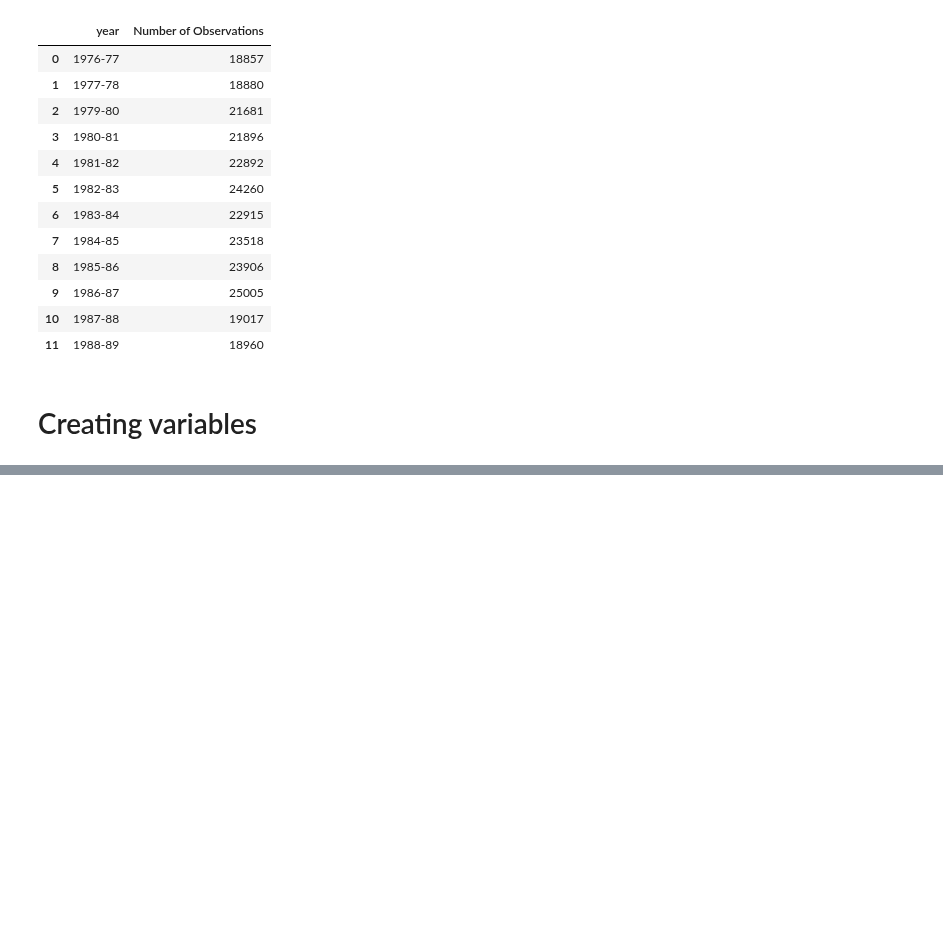
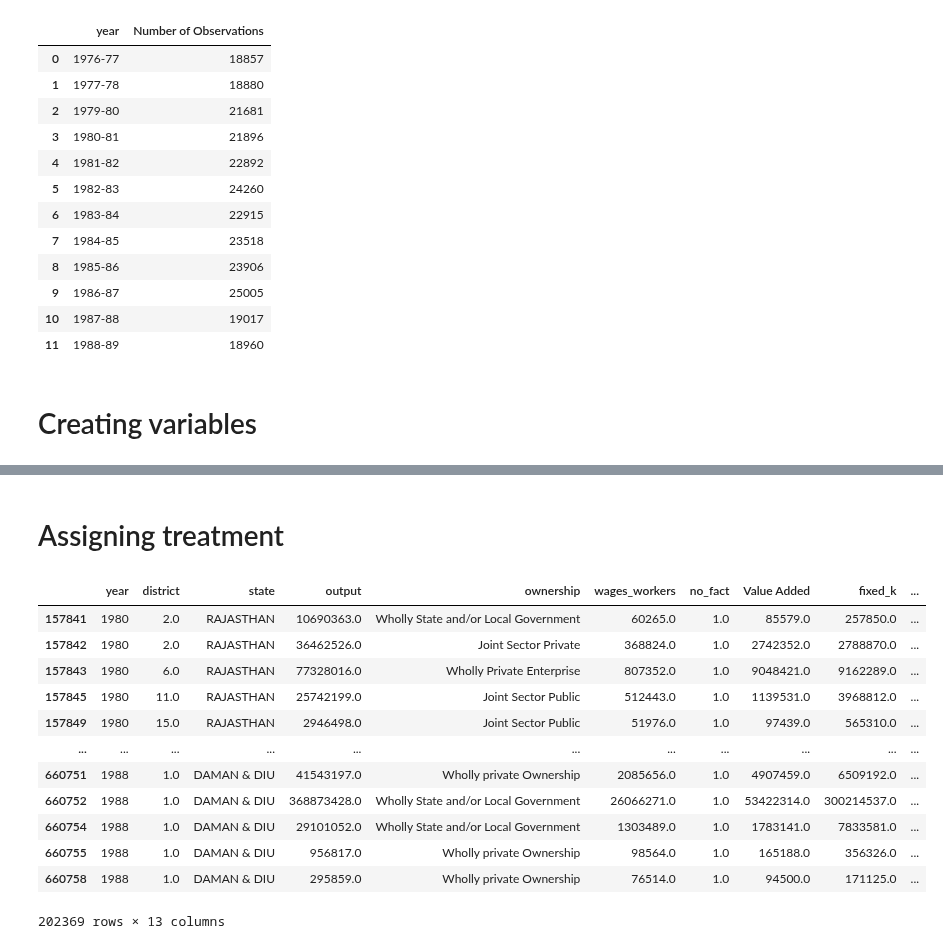
Before and after one commit to kabeerbora/1980s_delin, a Jupyter notebook: 1980s_delicensing.ipynb, the cells around one changed output, grey strips where cells are left out. Cells and saved outputs as stored; diff of their text form; code cells hidden in the pictures; blank space fills up the shorter version.

```diff
--- a/1980s_delicensing.ipynb
+++ b/1980s_delicensing.ipynb
@@ -171,0 +186,21 @@ df_new = df_new.rename(columns={'Ownership Code' : 'ownership', 'Wages to Worker
+# %% [markdown]
+# Assigning treatment
+# %%
+delin_sector = [274, 269, 268, 267, 266, 265, 264, 262, 261, 260, 259, 258, 257, 254, 250, 248, 247, 246, 245, 243, 242, 241, 240, 236, 235, 234, 233, 232, 231, 230, 224, 218, 216, 215, 214, 213, 209, 208, 205, 201, 200, 389, 387, 386, 385, 384, 383, 382, 381, 379, 378, 372, 370, 362, 361, 349, 345, 340, 336, 335, 334, 333, 332, 329, 326, 325, 324, 317, 311, 303, 301, 296, 295, 291, 288, 287, 284, 279, 277, 276, 275]
+df_new['delin_sector'] = 0
+df_new.loc[df_new['nic_code'].isin(map(str, delin_sector)), 'delin_sector'] = 1
+df_new
+# %% [output]
+|  | year | district | state | output | ownership | wages_workers | no_fact | Value Added | fixed_k | ... |
+| 157841 | 1980 | 2.0 | RAJASTHAN | 10690363.0 | Wholly State and/or Local Government | 60265.0 | 1.0 | 85579.0 | 257850.0 | ... |
+| 157842 | 1980 | 2.0 | RAJASTHAN | 36462526.0 | Joint Sector Private | 368824.0 | 1.0 | 2742352.0 | 2788870.0 | ... |
+| 157843 | 1980 | 6.0 | RAJASTHAN | 77328016.0 | Wholly Private Enterprise | 807352.0 | 1.0 | 9048421.0 | 9162289.0 | ... |
+| 157845 | 1980 | 11.0 | RAJASTHAN | 25742199.0 | Joint Sector Public | 512443.0 | 1.0 | 1139531.0 | 3968812.0 | ... |
+| 157849 | 1980 | 15.0 | RAJASTHAN | 2946498.0 | Joint Sector Public | 51976.0 | 1.0 | 97439.0 | 565310.0 | ... |
+| ... | ... | ... | ... | ... | ... | ... | ... | ... | ... | ... |
+| 660751 | 1988 | 1.0 | DAMAN & DIU | 41543197.0 | Wholly private Ownership | 2085656.0 | 1.0 | 4907459.0 | 6509192.0 | ... |
+| 660752 | 1988 | 1.0 | DAMAN & DIU | 368873428.0 | Wholly State and/or Local Government | 26066271.0 | 1.0 | 53422314.0 | 300214537.0 | ... |
+| 660754 | 1988 | 1.0 | DAMAN & DIU | 29101052.0 | Wholly State and/or Local Government | 1303489.0 | 1.0 | 1783141.0 | 7833581.0 | ... |
+| 660755 | 1988 | 1.0 | DAMAN & DIU | 956817.0 | Wholly private Ownership | 98564.0 | 1.0 | 165188.0 | 356326.0 | ... |
+| 660758 | 1988 | 1.0 | DAMAN & DIU | 295859.0 | Wholly private Ownership | 76514.0 | 1.0 | 94500.0 | 171125.0 | ... |
+202369 rows × 13 columns
```
Also changed, not shown: parts of 8 cells of this notebook.
